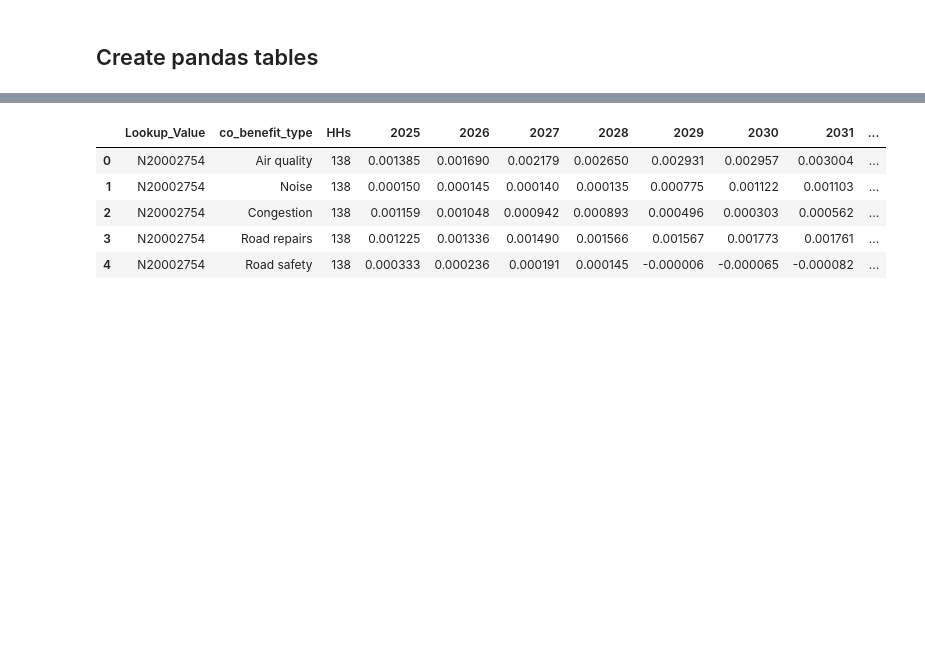
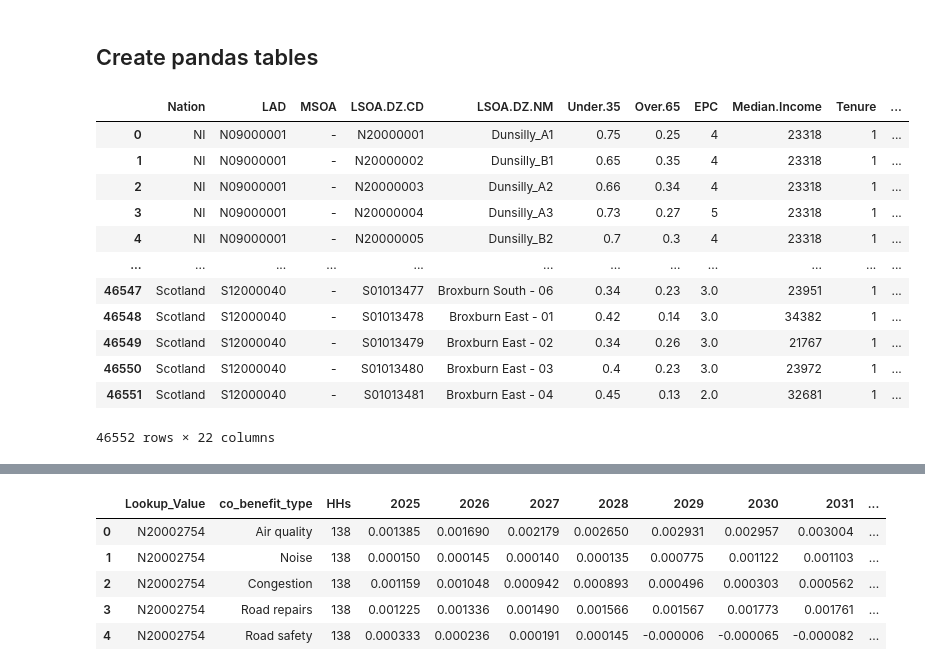
Before and after one commit to gwennan/CoBenefits, a Jupyter notebook: dataProcess.ipynb, the cells around one changed output, grey strips where cells are left out. Saved outputs shown, nothing was run; the diff lists cells and outputs as text; code cells hidden in the pictures; blank space fills up the shorter version.

```diff
--- a/dataProcess.ipynb
+++ b/dataProcess.ipynb
@@ -8,7 +9,11 @@ data_folder = "staticNotDeployed/"
 scenario_BNZ_path = "simulations_new/BNZ.csv"
 scenario_holder_path = "simulations_new/BNZ.csv"
 
+socio_factors_path = "UK_Archetypes_global_measures.csv"
+
 all_scenarios = [scenario_BNZ_path, scenario_holder_path]
 scenario_names = ["BNZ", "test"]
 # %% [markdown]
 ## Create pandas tables
+# %%
+df_socio = pd.read_csv(static_folder+socio_factors_path)
@@ -14,0 +25,16 @@ scenario_names = ["BNZ", "test"]
+# %%
+df_socio
+# %% [output]
+|  | Nation | LAD | MSOA | LSOA.DZ.CD | LSOA.DZ.NM | Under.35 | Over.65 | EPC | Median.Income | Tenure | ... |
+| 0 | NI | N09000001 | - | N20000001 | Dunsilly_A1 | 0.75 | 0.25 | 4 | 23318 | 1 | ... |
+| 1 | NI | N09000001 | - | N20000002 | Dunsilly_B1 | 0.65 | 0.35 | 4 | 23318 | 1 | ... |
+| 2 | NI | N09000001 | - | N20000003 | Dunsilly_A2 | 0.66 | 0.34 | 4 | 23318 | 1 | ... |
+| 3 | NI | N09000001 | - | N20000004 | Dunsilly_A3 | 0.73 | 0.27 | 5 | 23318 | 1 | ... |
+| 4 | NI | N09000001 | - | N20000005 | Dunsilly_B2 | 0.7 | 0.3 | 4 | 23318 | 1 | ... |
+| ... | ... | ... | ... | ... | ... | ... | ... | ... | ... | ... | ... |
+| 46547 | Scotland | S12000040 | - | S01013477 | Broxburn South - 06 | 0.34 | 0.23 | 3.0 | 23951 | 1 | ... |
+| 46548 | Scotland | S12000040 | - | S01013478 | Broxburn East - 01 | 0.42 | 0.14 | 3.0 | 34382 | 1 | ... |
+| 46549 | Scotland | S12000040 | - | S01013479 | Broxburn East - 02 | 0.34 | 0.26 | 3.0 | 21767 | 1 | ... |
+| 46550 | Scotland | S12000040 | - | S01013480 | Broxburn East - 03 | 0.4 | 0.23 | 3.0 | 23972 | 1 | ... |
+| 46551 | Scotland | S12000040 | - | S01013481 | Broxburn East - 04 | 0.45 | 0.13 | 2.0 | 32681 | 1 | ... |
+46552 rows × 22 columns
```
Also changed, not shown: parts of 14 cells of this notebook, 10 other files.
